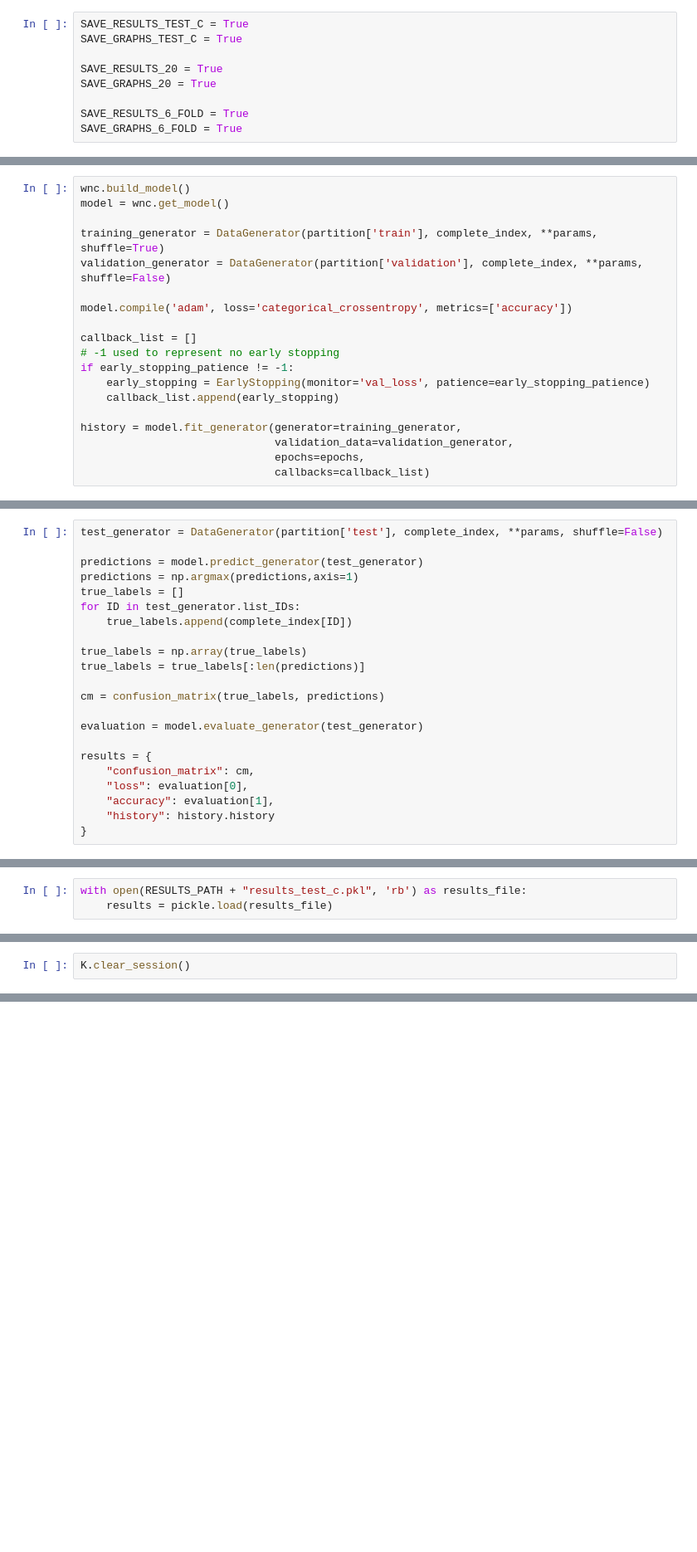
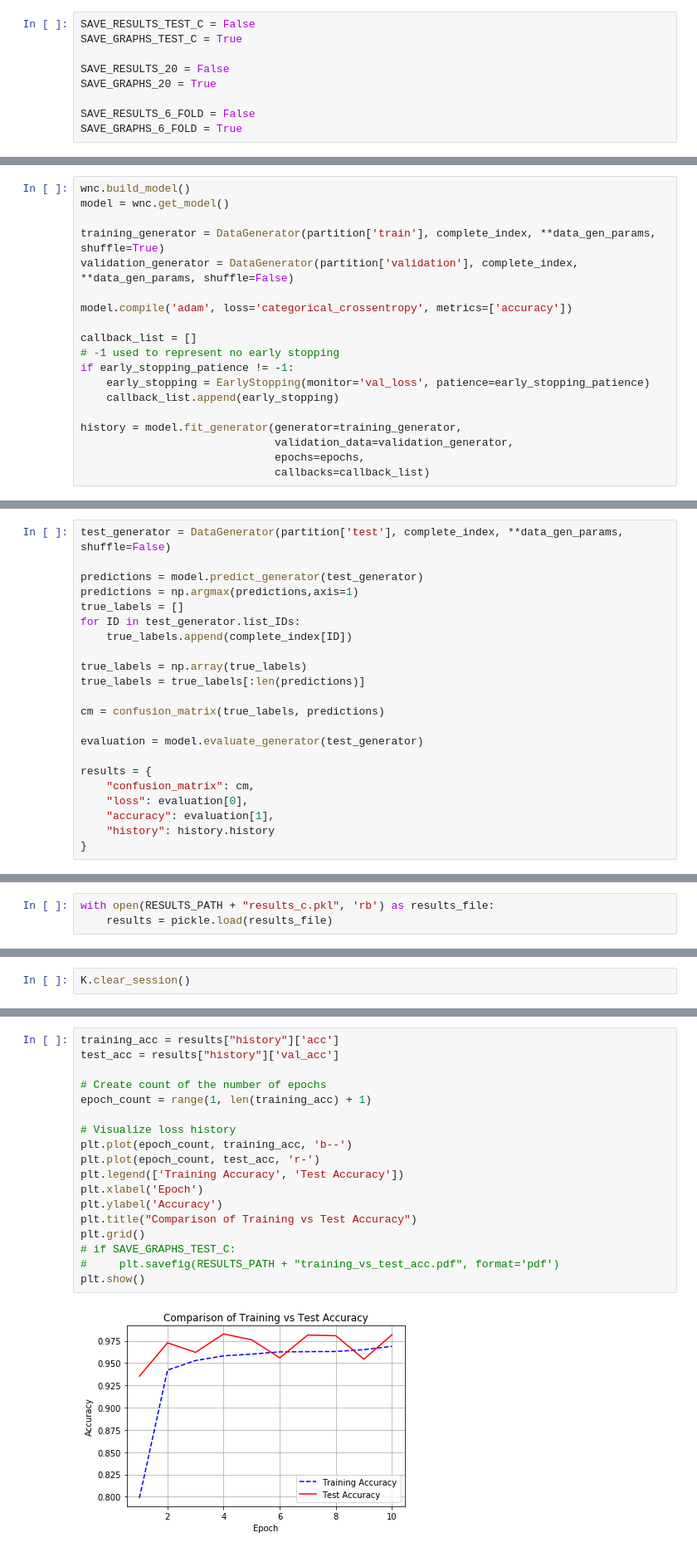
Before and after one commit to Andrew-Mackay/Adapting-the-WaveNet-Deep-Learning-Model-for-RADAR-Classification, a Jupyter notebook: notebooks/16_range_data_model_final_model_comparison.ipynb, the cells around one changed output, grey strips where cells are left out. Shown at 83% size. Drawn from its saved outputs; the diff is of its cells as text; blank space fills up the shorter version.

Commit message:
collected hyperparam search results and final evaluation on subject c

```diff
--- a/notebooks/16_range_data_model_final_model_comparison.ipynb
+++ b/notebooks/16_range_data_model_final_model_comparison.ipynb
@@ -300,13 +300,13 @@ class WaveNetClassifier:
 # %% [markdown]
 # Experiment Setup
 # %%
-SAVE_RESULTS_TEST_C = True
+SAVE_RESULTS_TEST_C = False
 SAVE_GRAPHS_TEST_C = True
 
-SAVE_RESULTS_20 = True
+SAVE_RESULTS_20 = False
 SAVE_GRAPHS_20 = True
 
-SAVE_RESULTS_6_FOLD = True
+SAVE_RESULTS_6_FOLD = False
 SAVE_GRAPHS_6_FOLD = True
 # %% [markdown]
 ## Load Hyperparameters
@@ -419,8 +419,8 @@ partition = data_split["partition"]
 wnc.build_model()
 model = wnc.get_model()
 
-training_generator = DataGenerator(partition['train'], complete_index, **params, shuffle=True)
-validation_generator = DataGenerator(partition['validation'], complete_index, **params, shuffle=False)
+training_generator = DataGenerator(partition['train'], complete_index, **data_gen_params, shuffle=True)
+validation_generator = DataGenerator(partition['validation'], complete_index, **data_gen_params, shuffle=False)
 
 model.compile('adam', loss='categorical_crossentropy', metrics=['accuracy'])
 
@@ -437,7 +437,7 @@ history = model.fit_generator(generator=training_generator,
 # %% [markdown]
 ### Evaluate Model
 # %%
-test_generator = DataGenerator(partition['test'], complete_index, **params, shuffle=False)
+test_generator = DataGenerator(partition['test'], complete_index, **data_gen_params, shuffle=False)
 
 predictions = model.predict_generator(test_generator)
 predictions = np.argmax(predictions,axis=1)
@@ -467,7 +467,7 @@ if SAVE_RESULTS_TEST_C:
 # %% [markdown]
 ### Load Results
 # %%
-with open(RESULTS_PATH + "results_test_c.pkl", 'rb') as results_file:
+with open(RESULTS_PATH + "results_c.pkl", 'rb') as results_file:
     results = pickle.load(results_file)
 # %% [markdown]
 ### Visualize Results
@@ -475,0 +500,20 @@ K.clear_session()
+# %%
+training_acc = results["history"]['acc']
+test_acc = results["history"]['val_acc']
+
+# Create count of the number of epochs
+epoch_count = range(1, len(training_acc) + 1)
+
+# Visualize loss history
+plt.plot(epoch_count, training_acc, 'b--')
+plt.plot(epoch_count, test_acc, 'r-')
+plt.legend(['Training Accuracy', 'Test Accuracy'])
+plt.xlabel('Epoch')
+plt.ylabel('Accuracy')
+plt.title("Comparison of Training vs Test Accuracy")
+plt.grid()
+# if SAVE_GRAPHS_TEST_C:
+#     plt.savefig(RESULTS_PATH + "training_vs_test_acc.pdf", format='pdf')
+plt.show()
+# %% [output]
+[figure, added]
```
Also changed, not shown: parts of 13 cells of this notebook, 9 other files.
